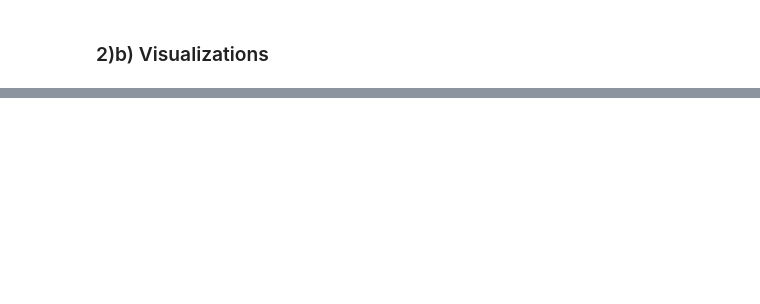
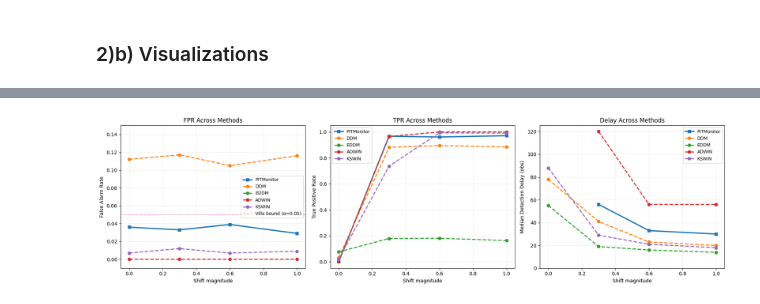
Before and after one commit to tristan-farran/pitmon, a Jupyter notebook: examples/delivery_demo.ipynb, the cells around one changed output, grey strips where cells are left out. Saved outputs shown, nothing was run; the diff lists cells and outputs as text; code cells hidden in the pictures; blank space fills up the shorter version.

```diff
--- a/examples/delivery_demo.ipynb
+++ b/examples/delivery_demo.ipynb
@@ -907,0 +1293,74 @@ plt.show()
+# %%
+fig_cmp, axes_cmp = plt.subplots(1, 3, figsize=(18, 5))
+
+xs = COMPARE_SHIFT_LEVELS
+
+# Collect data for all methods including PITMonitor
+for method in COMPARE_METHODS:
+    ys_fpr = []
+    ys_tpr = []
+    ys_delay = []
+    for shift_frac in xs:
+        row = next(
+            r
+            for r in comparison_rows
+            if r["shift"] == shift_frac and r["method"] == method
+        )
+        ys_fpr.append(row["false_alarm_rate"])
+        ys_tpr.append(row["tpr"])
+        ys_delay.append(row["median_delay"])
+
+    linestyle = "-" if method == "PITMonitor" else "--"
+    marker = "s" if method == "PITMonitor" else "o"
+    linewidth = 2.5 if method == "PITMonitor" else 2
+
+    axes_cmp[0].plot(
+        xs, ys_fpr, marker=marker, lw=linewidth, ls=linestyle, label=method
+    )
+    axes_cmp[1].plot(
+        xs, ys_tpr, marker=marker, lw=linewidth, ls=linestyle, label=method
+    )
+    axes_cmp[2].plot(
+        xs, ys_delay, marker=marker, lw=linewidth, ls=linestyle, label=method
+    )
+
+axes_cmp[0].axhline(
+    ALPHA_COMPARE,
+    color="crimson",
+    ls=":",
+    lw=1.5,
+    label=f"Ville bound (α={ALPHA_COMPARE:.2f})",
+    alpha=0.6,
+)
+
+axes_cmp[0].set(
+    xlabel="Shift magnitude",
+    ylabel="False Alarm Rate",
+    title="FPR Across Methods",
+)
+axes_cmp[0].grid(True, alpha=0.2)
+axes_cmp[0].legend(fontsize=9, loc="best")
+axes_cmp[0].set_ylim(-0.01, 0.15)
+
+axes_cmp[1].set(
+    xlabel="Shift magnitude",
+    ylabel="True Positive Rate",
+    title="TPR Across Methods",
+)
+axes_cmp[1].grid(True, alpha=0.2)
+axes_cmp[1].legend(fontsize=9, loc="best")
+axes_cmp[1].set_ylim(-0.05, 1.05)
+
+axes_cmp[2].set(
+    xlabel="Shift magnitude",
+    ylabel="Median Detection Delay (obs)",
+    title="Delay Across Methods",
+)
+axes_cmp[2].grid(True, alpha=0.2)
+axes_cmp[2].legend(fontsize=9, loc="best")
+axes_cmp[2].set_ylim(bottom=0)
+
+plt.tight_layout()
+plt.show()
+# %% [output]
+[figure, added]
```
Also changed, not shown: parts of 13 cells of this notebook, 43 other files.
